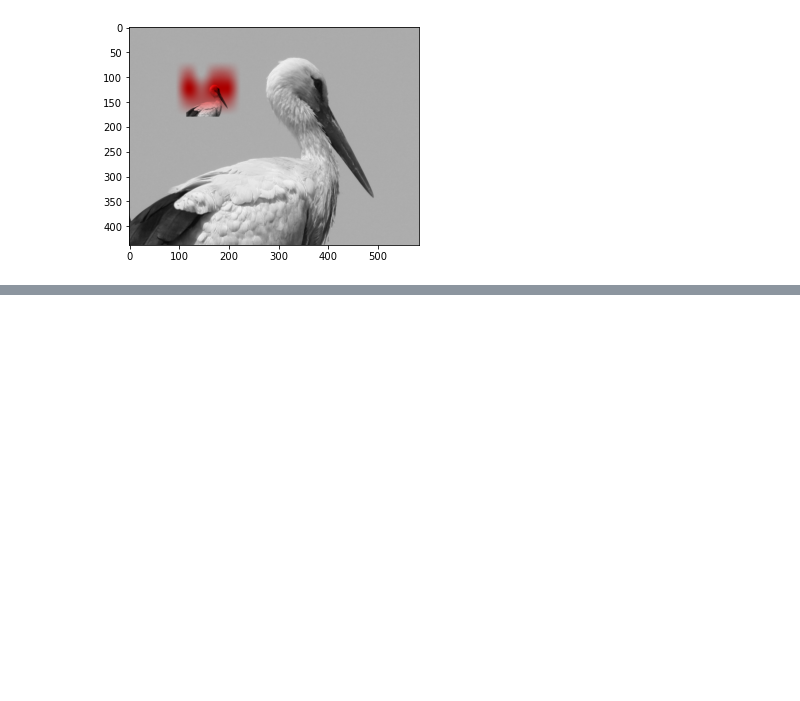
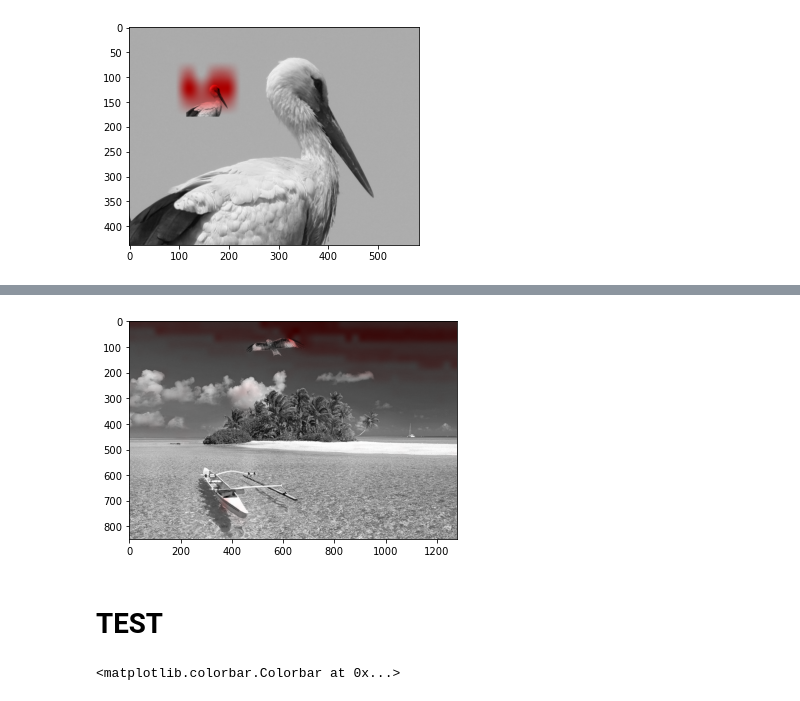
Before and after one commit to nissmar/ForgeryDetection, a Jupyter notebook: noise_estimation.ipynb, the cells around one changed output, grey strips where cells are left out. Saved outputs shown, nothing was run; the diff lists cells and outputs as text; code cells hidden in the pictures; blank space fills up the shorter version.

```diff
--- a/noise_estimation.ipynb
+++ b/noise_estimation.ipynb
@@ -300,0 +441,45 @@ plt.imsave('ret2.jpg',show_heat_map(im,L2))
+# %%
+plt.imshow(show_heat_map(im,L2/np.max(L2)))
+plt.imsave('ret.jpg',show_heat_map(im,L2/np.max(L2)))
+# %% [output]
+[figure, added]
+# %% [markdown]
+# TEST
+# %%
+%matplotlib qt
+def show_hi_freq(arr, k=8, T=8, stride=8):
+    n,m = arr.shape
+    mask = create_mask(k,T)
+    mask[0,0]=1
+    narr=arr.copy()
+    for i in range(0,n-k,k):
+        for j in range(0,m-k,k):
+            dm = dctn(arr[i:i+k,j:j+k],norm='ortho')
+            dm2 = dm*(1-mask)
+            narr[i:i+k,j:j+k] = idctn(dm2 ,norm='ortho')/(np.sqrt(dm[0,0])+0.0001)
+    narr = narr[:k*((n-1)//k),:k*((m-1)//k)]
+    return narr
+
+
+def reduce(im, n=1, filter=2):
+    for _ in range(n):
+        im=skimage.measure.block_reduce(im, (filter,filter), np.mean)
+        im=skimage.measure.block_reduce(im, (filter,filter), np.max)
+    return im
+
+im = np.array(Image.open("forged_images/forest_rhino.jpg"))
+im = np.array(im).mean(axis=2) # convert to bw
+im2 = show_hi_freq(im, 8, 12)
+filter=4
+im2=skimage.measure.block_reduce(im2, (filter,filter), np.max)
+im2=skimage.measure.block_reduce(im2, (filter,filter), np.max)
+im2=skimage.measure.block_reduce(im2, (filter,filter), np.max)
+
+# im2=reduce(im2, 2)
+im2 -= np.min(im2)
+im2 /= np.max(im2)
+plt.imshow(im2)
+plt.show()
+plt.colorbar()
+# %% [output]
+<matplotlib.colorbar.Colorbar at 0x...>
```
Also changed, not shown: parts of 13 cells of this notebook, 5 other files.
